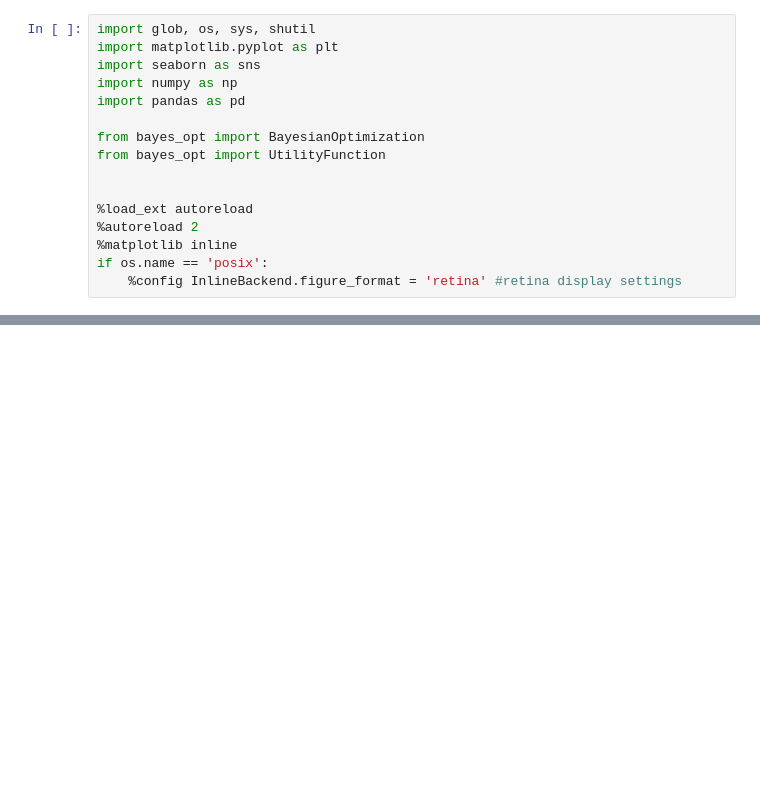
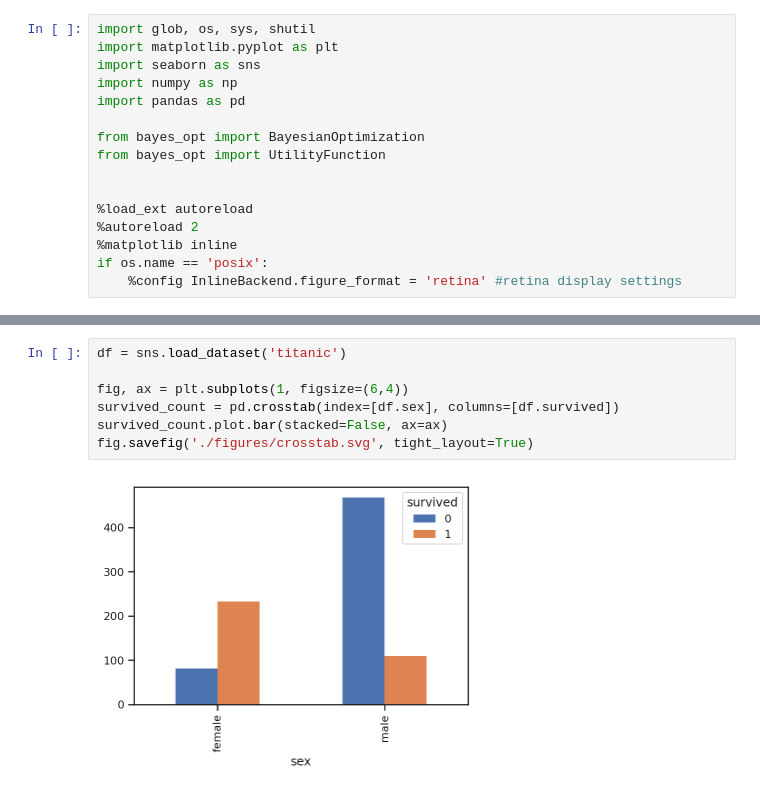
Before and after one commit to AndreaAmico/data-exploration, a Jupyter notebook: data_exploration.ipynb, the cells around one changed output, grey strips where cells are left out. Saved outputs shown, nothing was run; the diff lists cells and outputs as text; blank space fills up the shorter version.

```diff
--- a/data_exploration.ipynb
+++ b/data_exploration.ipynb
@@ -48,0 +50,9 @@ sns.heatmap(corr, annot=True, cmap=sns.diverging_palette(200, 15, as_cmap=True),
+# %%
+df = sns.load_dataset('titanic')
+
+fig, ax = plt.subplots(1, figsize=(6,4))
+survived_count = pd.crosstab(index=[df.sex], columns=[df.survived])
+survived_count.plot.bar(stacked=False, ax=ax)
+fig.savefig('./figures/crosstab.svg', tight_layout=True)
+# %% [output]
+[figure, added]
```
Also changed, not shown: parts of 2 cells of this notebook.
